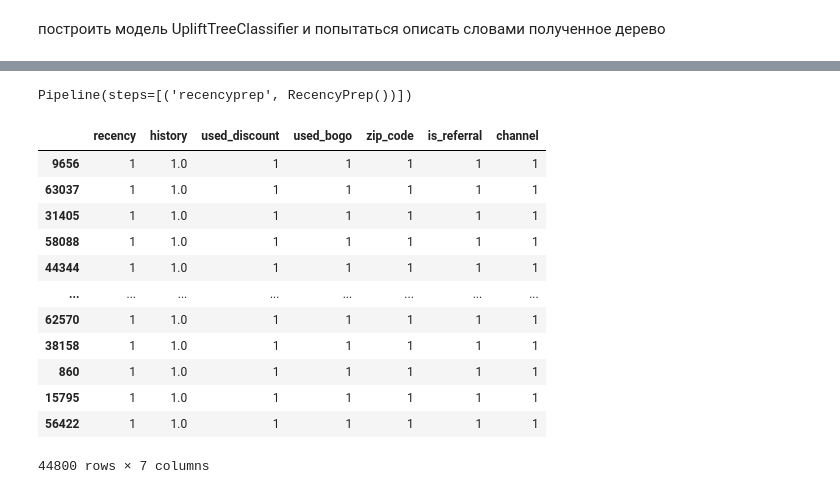
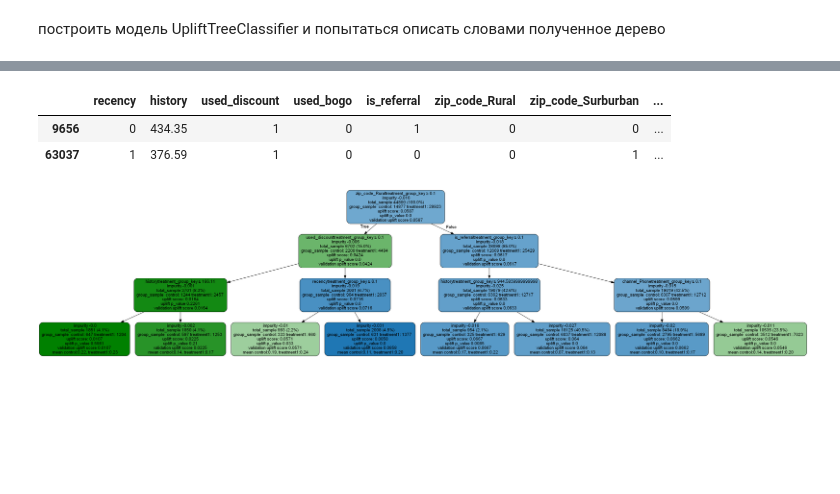
Before and after one commit to AShelpov/ML_in_business, a Jupyter notebook: HW_4.ipynb, the cells around one changed output, grey strips where cells are left out. Drawn from its saved outputs; the diff is of its cells as text; code cells hidden in the pictures; blank space fills up the shorter version.

```diff
--- a/HW_4.ipynb
+++ b/HW_4.ipynb
@@ -267,20 +223,13 @@ pipe_df = make_pipeline(RecencyPrep())
-# %%
-pipe_df.fit(X_train)
-# %% [output]
-Pipeline(steps=[('recencyprep', RecencyPrep())])
-# %%
-pipe_df.transform(X_train)
-# %% [output]
-|  | recency | history | used_discount | used_bogo | zip_code | is_referral | channel |
-| 9656 | 1 | 1.0 | 1 | 1 | 1 | 1 | 1 |
-| 63037 | 1 | 1.0 | 1 | 1 | 1 | 1 | 1 |
-| 31405 | 1 | 1.0 | 1 | 1 | 1 | 1 | 1 |
-| 58088 | 1 | 1.0 | 1 | 1 | 1 | 1 | 1 |
-| 44344 | 1 | 1.0 | 1 | 1 | 1 | 1 | 1 |
-| ... | ... | ... | ... | ... | ... | ... | ... |
-| 62570 | 1 | 1.0 | 1 | 1 | 1 | 1 | 1 |
-| 38158 | 1 | 1.0 | 1 | 1 | 1 | 1 | 1 |
-| 860 | 1 | 1.0 | 1 | 1 | 1 | 1 | 1 |
-| 15795 | 1 | 1.0 | 1 | 1 | 1 | 1 | 1 |
-| 56422 | 1 | 1.0 | 1 | 1 | 1 | 1 | 1 |
-44800 rows × 7 columns
+# %%
+X_tree_train = X_train
+# %%
+X_tree_train.loc[X_tree_train["recency"] < 4 , "recency"] = 1
+X_tree_train.loc[X_tree_train["recency"] >= 4 , "recency"] = 0
+# %%
+X_tree_train = pd.get_dummies(X_tree_train, columns=["zip_code", "channel"])
+# %%
+X_tree_train.head(2)
+# %% [output]
+|  | recency | history | used_discount | used_bogo | is_referral | zip_code_Rural | zip_code_Surburban | ... |
+| 9656 | 0 | 434.35 | 1 | 0 | 1 | 0 | 0 | ... |
+| 63037 | 1 | 376.59 | 1 | 0 | 0 | 0 | 1 | ... |
@@ -286,0 +240,12 @@ pipe_df.transform(X_train)
+# %%
+uplift_model = UpliftTreeClassifier(max_depth=4, min_samples_leaf=500, min_samples_treatment=250,
+                                    n_reg=100, evaluationFunction='KL', control_name='control')
+
+uplift_model.fit(X_tree_train.values,
+                 treatment=X_treat.map({1: 'treatment1', 0: 'control'}).values,
+                 y=y_train)
+# %%
+graph = uplift_tree_plot(uplift_model.fitted_uplift_tree, X_tree_train.columns)
+Image(graph.create_png())
+# %% [output]
+[figure, added]
```
Also changed, not shown: parts of 11 cells of this notebook.
